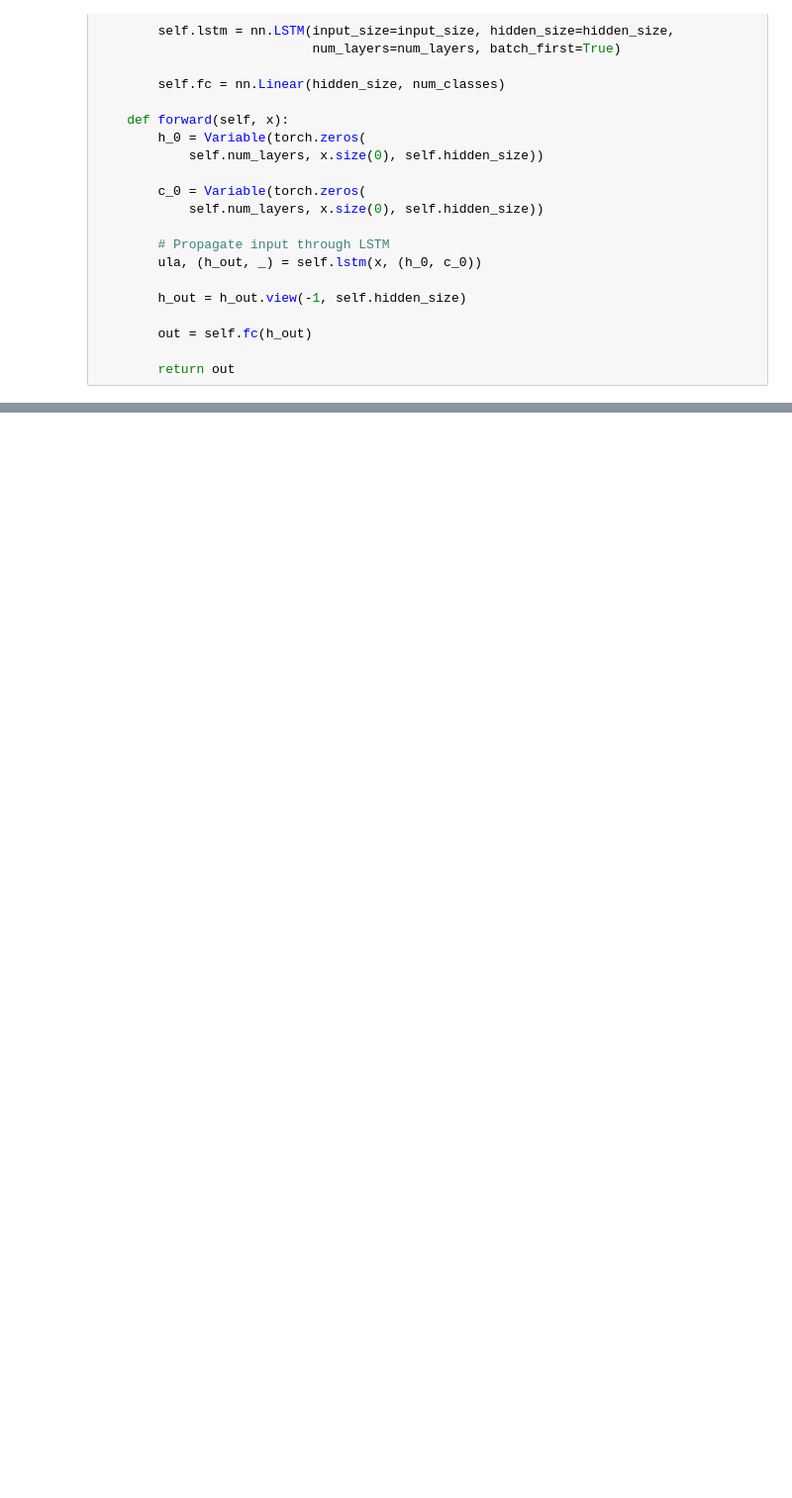
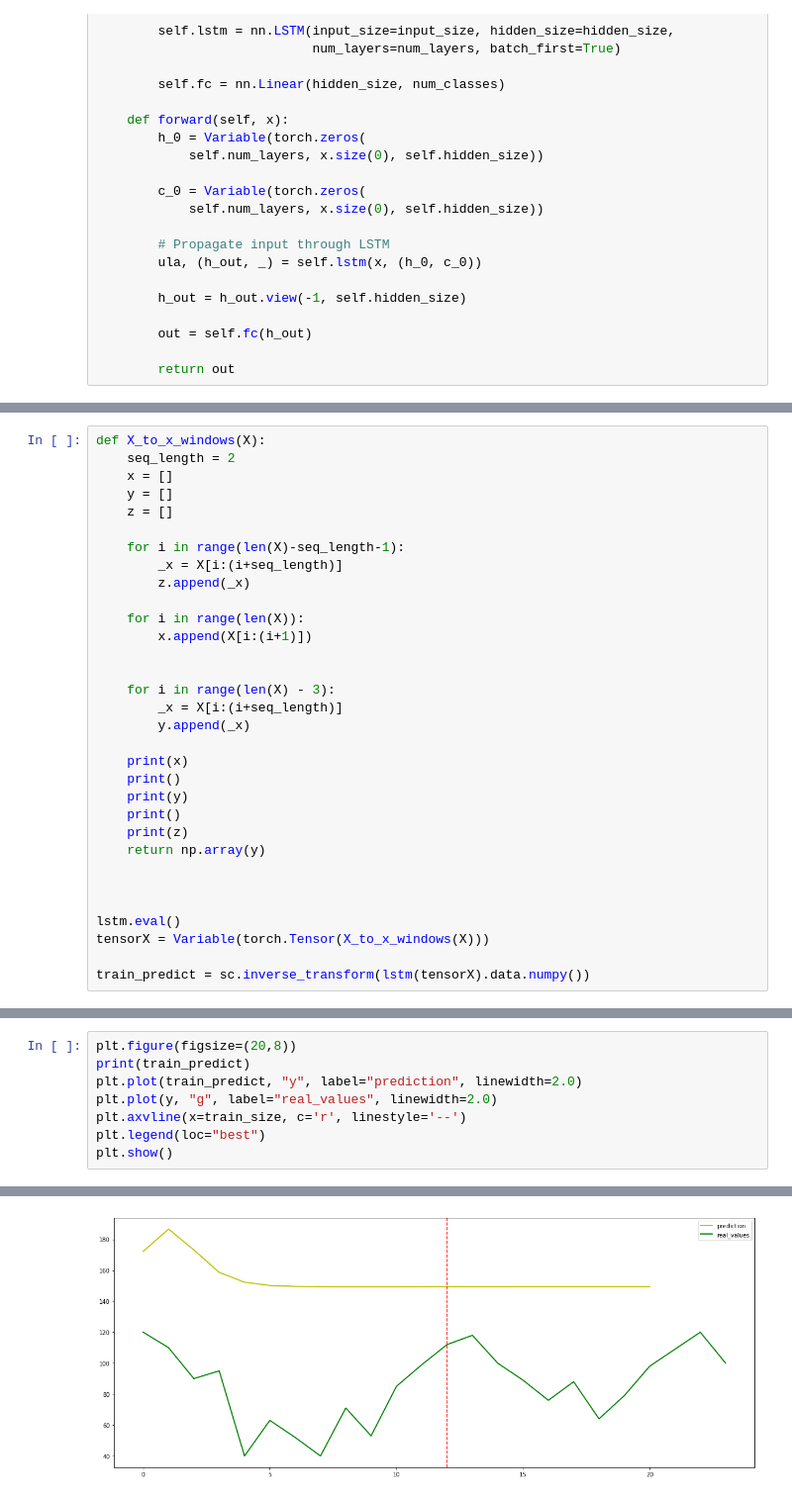
Before and after one commit to adomni/usfFall2019, a Jupyter notebook: Tuo_workingfolder/TryPytorch.ipynb, the cells around one changed output, grey strips where cells are left out. Shown at 99% size. Saved outputs shown, nothing was run; the diff lists cells and outputs as text; blank space fills up the shorter version.

```diff
--- a/Tuo_workingfolder/TryPytorch.ipynb
+++ b/Tuo_workingfolder/TryPytorch.ipynb
@@ -166,0 +178,32 @@ plt.show()
+# %%
+def X_to_x_windows(X):
+    seq_length = 2
+    x = []
+    y = []
+    z = []
+
+    for i in range(len(X)-seq_length-1):
+        _x = X[i:(i+seq_length)]
+        z.append(_x)
+
+    for i in range(len(X)):
+        x.append(X[i:(i+1)])
+
+
+    for i in range(len(X) - 3):
+        _x = X[i:(i+seq_length)]
+        y.append(_x)
+
+    print(x)
+    print()
+    print(y)
+    print()
+    print(z)
+    return np.array(y)
+
+
+
+lstm.eval()
+tensorX = Variable(torch.Tensor(X_to_x_windows(X)))
+
+train_predict = sc.inverse_transform(lstm(tensorX).data.numpy())
@@ -166,0 +228,9 @@ plt.show()
+# %%
+plt.figure(figsize=(20,8))
+print(train_predict)
+plt.plot(train_predict, "y", label="prediction", linewidth=2.0)
+plt.plot(y, "g", label="real_values", linewidth=2.0)
+plt.axvline(x=train_size, c='r', linestyle='--')
+plt.legend(loc="best")
+plt.show()
+# %% [output]
@@ -166,0 +254 @@ plt.show()
+[figure, added]
```
Also changed, not shown: parts of 9 cells of this notebook, 1 other file.
